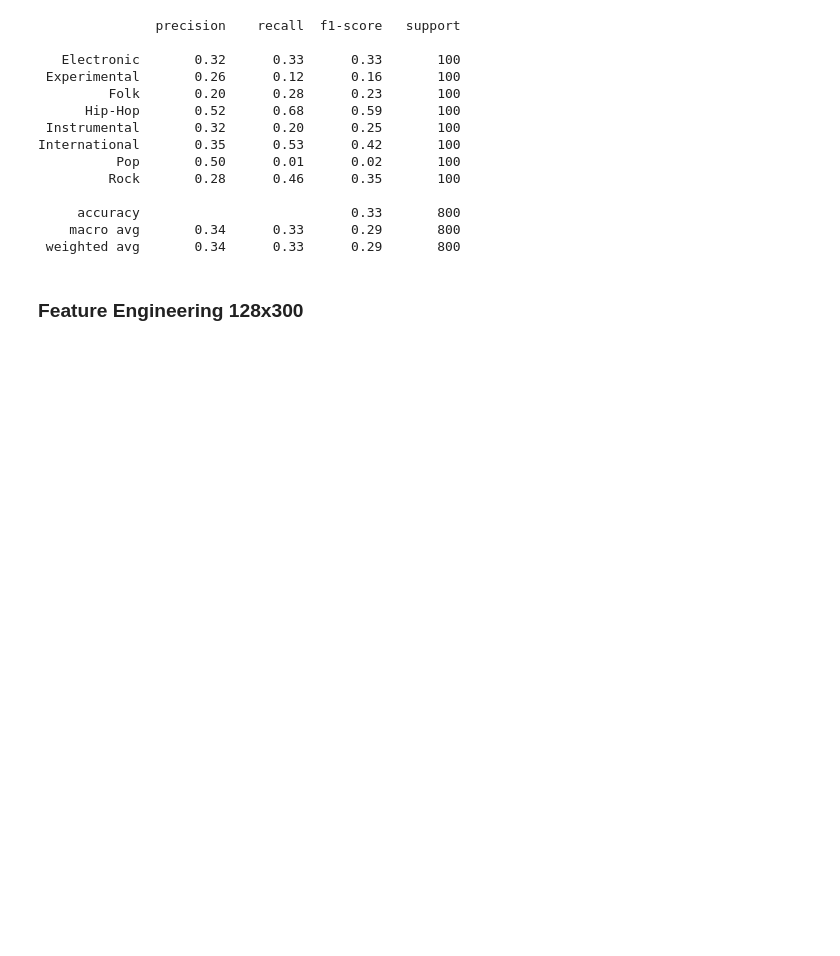
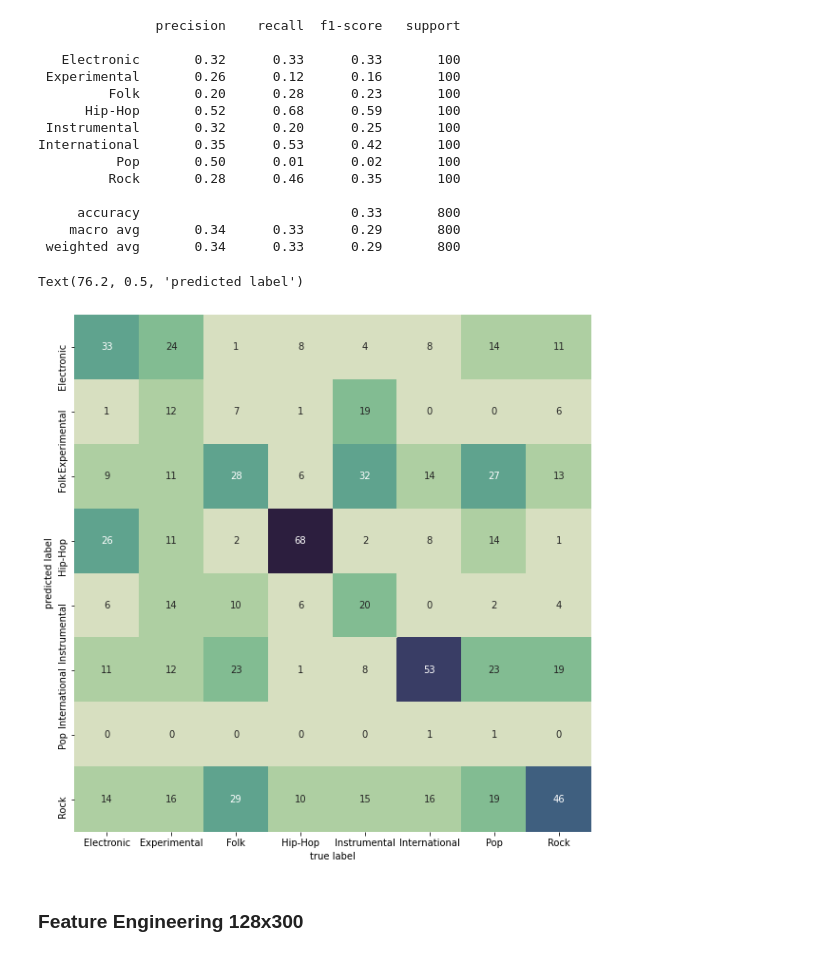
Before and after one commit to kikwon/fma_project, a Jupyter notebook: Mel_spec_progressive.ipynb, the cells around one changed output. Cells and saved outputs as stored; diff of their text form; code cells hidden in the pictures; blank space fills up the shorter version.

```diff
--- a/Mel_spec_progressive.ipynb
+++ b/Mel_spec_progressive.ipynb
@@ -590,6 +594,24 @@ International       0.35      0.53      0.42       100
      accuracy                           0.33       800
     macro avg       0.34      0.33      0.29       800
  weighted avg       0.34      0.33      0.29       800
+# %%
+from sklearn.metrics import confusion_matrix
+import seaborn as sns
+
+mat = confusion_matrix(y_true_test, y_pred)
+plt.figure(figsize=(10,10))
+
+dict_genres = {'Electronic': 0, 'Experimental': 1, 'Folk': 2, 'Hip-Hop': 3, 'Instrumental': 4, 'International': 5, 'Pop': 6, 'Rock': 7}
+
+sns.heatmap(mat.T, square=True, annot=True, fmt='d', cbar=False,
+            cmap=sns.cubehelix_palette(8, start=.5, rot=-.75),
+            xticklabels=dict_genres.keys(),
+            yticklabels=dict_genres.keys())
+plt.xlabel('true label')
+plt.ylabel('predicted label')
+# %% [output]
+Text(76.2, 0.5, 'predicted label')
+[figure, added]
 # %% [markdown]
 ### Feature Engineering 128x300
 # %%
```
Also changed, not shown: parts of 2 cells of this notebook, 1 other file.
